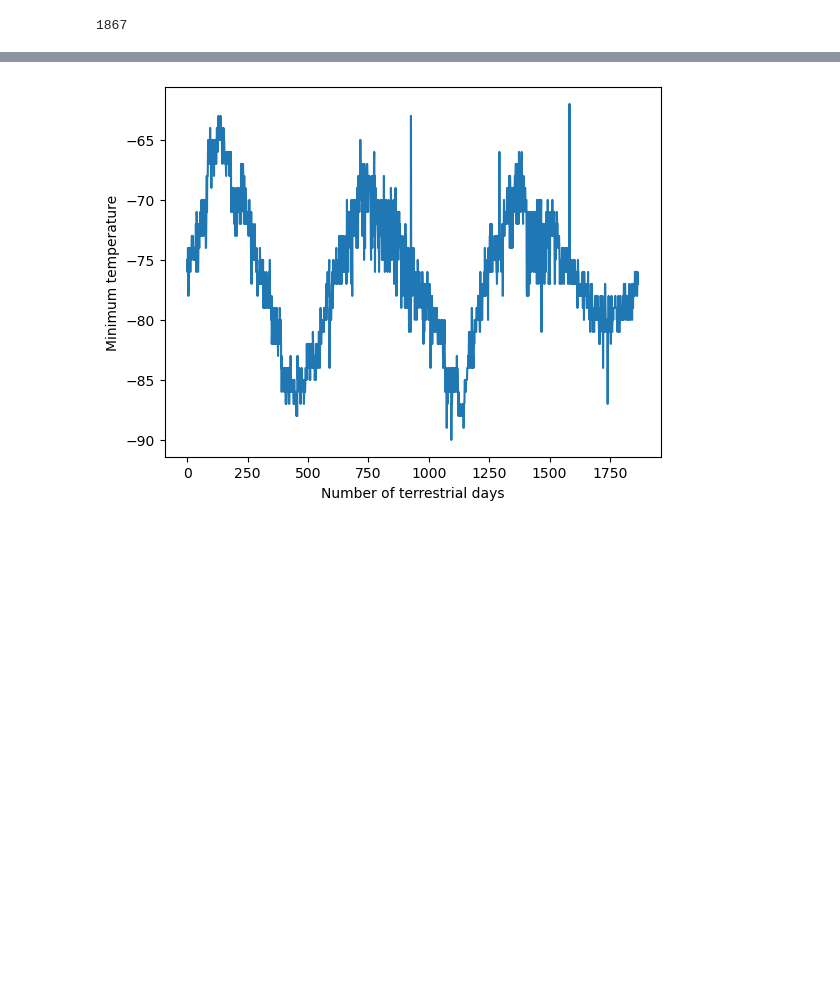
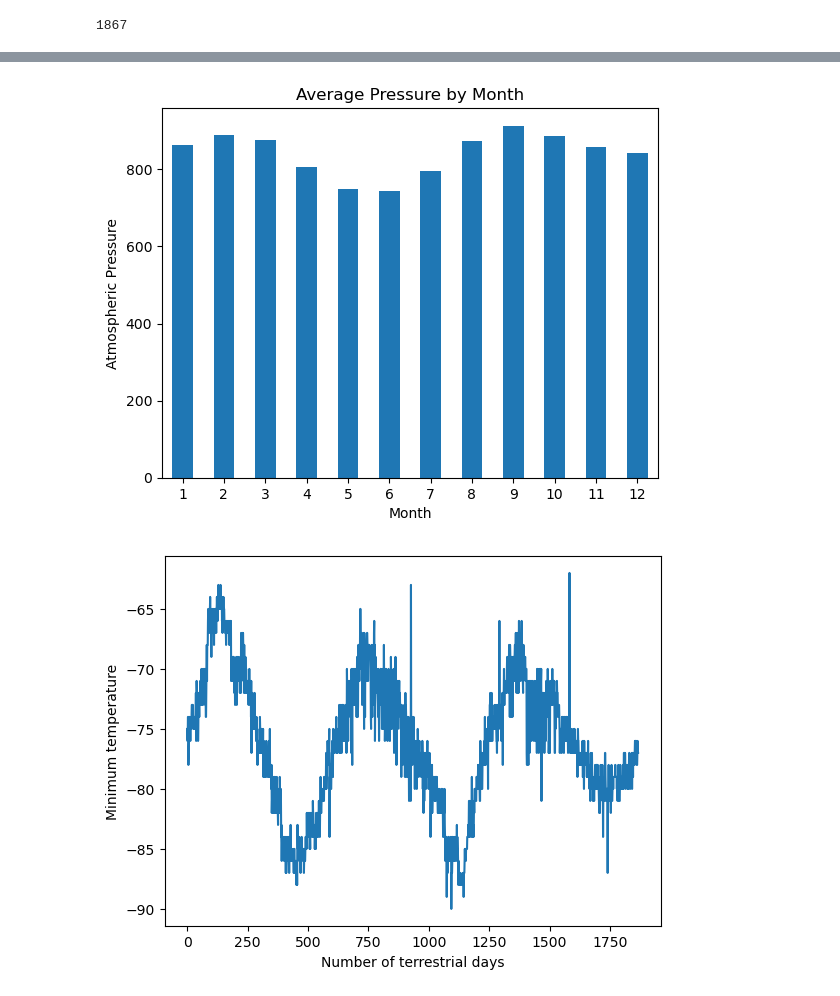
Before and after one commit to vivsarraf/web-scraping-challenge, a Jupyter notebook: Starter_Code/part_2_mars_weather.ipynb, the cells around one changed output, grey strips where cells are left out. Drawn from its saved outputs; the diff is of its cells as text; code cells hidden in the pictures; blank space fills up the shorter version.

```diff
--- a/Starter_Code/part_2_mars_weather.ipynb
+++ b/Starter_Code/part_2_mars_weather.ipynb
@@ -208,3 +229,5 @@ Name: min_temp, dtype: float64
 # %%
 # 4. Average pressure by Martian month
+mars_avg_pressure_by_month = mars_change_df.groupby("month").agg({"pressure": "mean"})
+mars_avg_pressure_by_month
 # %% [output]
@@ -229,3 +248,11 @@ Name: pressure, dtype: float64
+# %%
+# Plot the average pressure by month
+mars_avg_pressure_by_month.plot.bar(title="Average Pressure by Month",
+                                   xlabel="Month", ylabel="Atmospheric Pressure",
+                                   legend=False, rot=0)
+plt.show()
+# %% [output]
+[figure, added]
 # %%
 # 5. How many terrestrial (earth) days are there in a Martian year?
 # %% [output]
```
Also changed, not shown: parts of 12 cells of this notebook.
